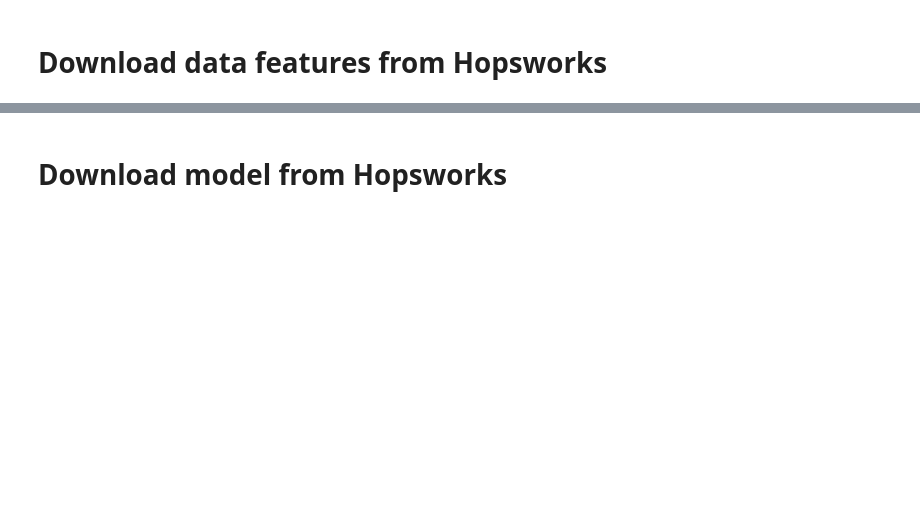
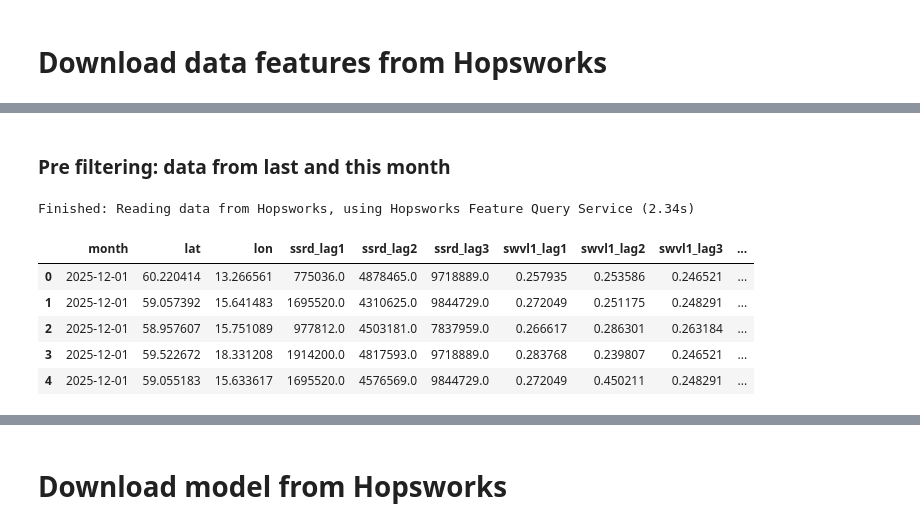
Before and after one commit to jpruzcuen/scalable_ml, a Jupyter notebook: notebooks/inference_pipeline.ipynb, the cells around one changed output, grey strips where cells are left out. Cells and saved outputs as stored; diff of their text form; code cells hidden in the pictures; blank space fills up the shorter version.

```diff
--- a/notebooks/inference_pipeline.ipynb
+++ b/notebooks/inference_pipeline.ipynb
@@ -16,5 +22,5 @@ from dateutil.relativedelta import relativedelta
 # %%
-project = hopsworks.login()
+project = hopsworks.login(api_key_value=os.getenv('HOPSWORKS_API_KEY'))
 fs = project.get_feature_store()
 mr = project.get_model_registry()
 # %% [output]
@@ -109,0 +39,20 @@ Error:
+# %% [markdown]
+### Pre filtering: data from last and this month
+# %%
+last_month = datetime.datetime.now() - datetime.timedelta(40)
+
+batch_weather = weather_fg.filter(
+    weather_fg.month >= last_month
+).read()
+
+batch_weather.month = pd.to_datetime(batch_weather.month.dt.date)
+print(f"Points: {len(batch_weather)}")
+batch_weather.head(3)
+# %% [output]
+Finished: Reading data from Hopsworks, using Hopsworks Feature Query Service (2.34s)
+|  | month | lat | lon | ssrd_lag1 | ssrd_lag2 | ssrd_lag3 | swvl1_lag1 | swvl1_lag2 | swvl1_lag3 | ... |
+| 0 | 2025-12-01 | 60.220414 | 13.266561 | 775036.0 | 4878465.0 | 9718889.0 | 0.257935 | 0.253586 | 0.246521 | ... |
+| 1 | 2025-12-01 | 59.057392 | 15.641483 | 1695520.0 | 4310625.0 | 9844729.0 | 0.272049 | 0.251175 | 0.248291 | ... |
+| 2 | 2025-12-01 | 58.957607 | 15.751089 | 977812.0 | 4503181.0 | 7837959.0 | 0.266617 | 0.286301 | 0.263184 | ... |
+| 3 | 2025-12-01 | 59.522672 | 18.331208 | 1914200.0 | 4817593.0 | 9718889.0 | 0.283768 | 0.239807 | 0.246521 | ... |
+| 4 | 2025-12-01 | 59.055183 | 15.633617 | 1695520.0 | 4576569.0 | 9844729.0 | 0.272049 | 0.450211 | 0.248291 | ... |
```
Also changed, not shown: parts of 23 cells of this notebook, 11 other files.
